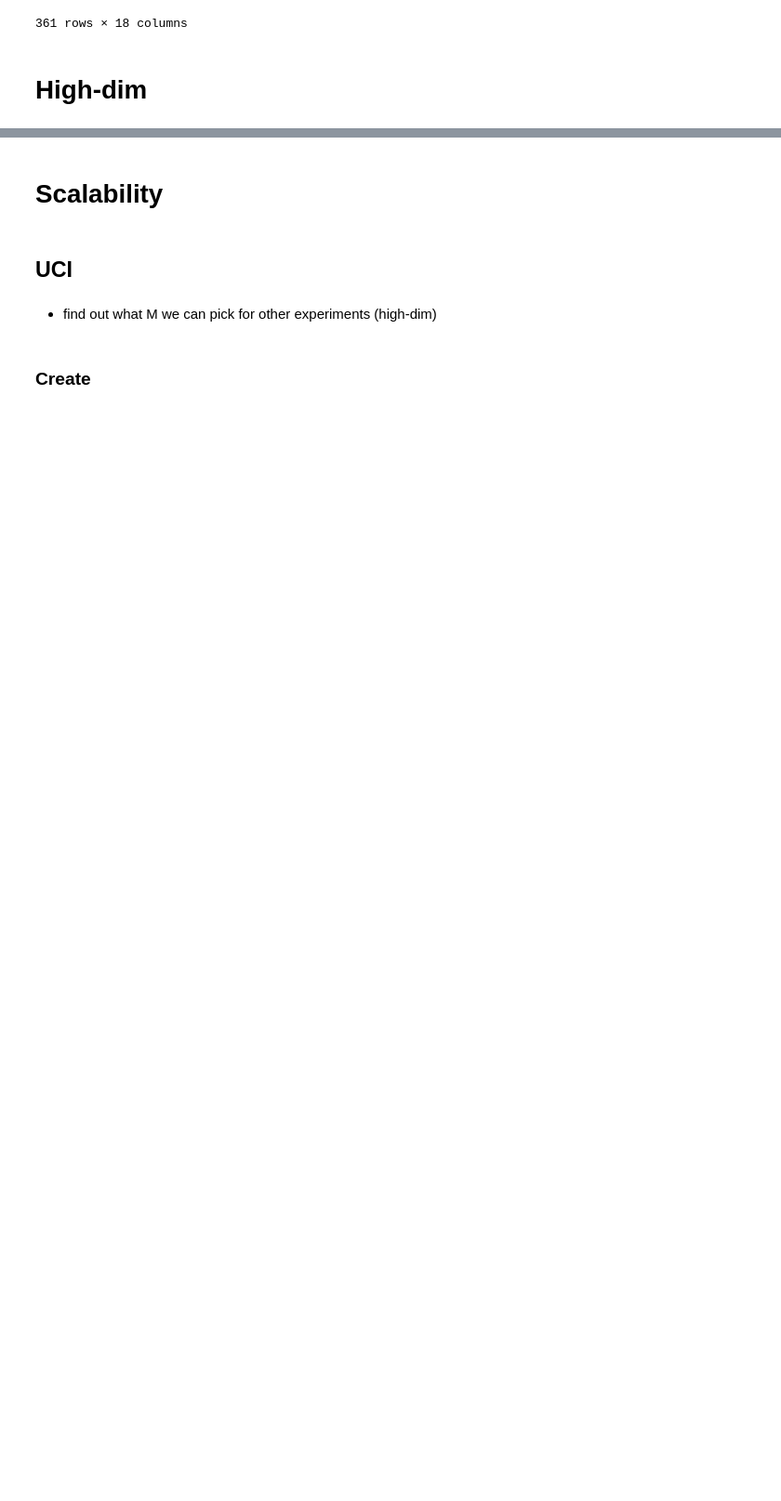
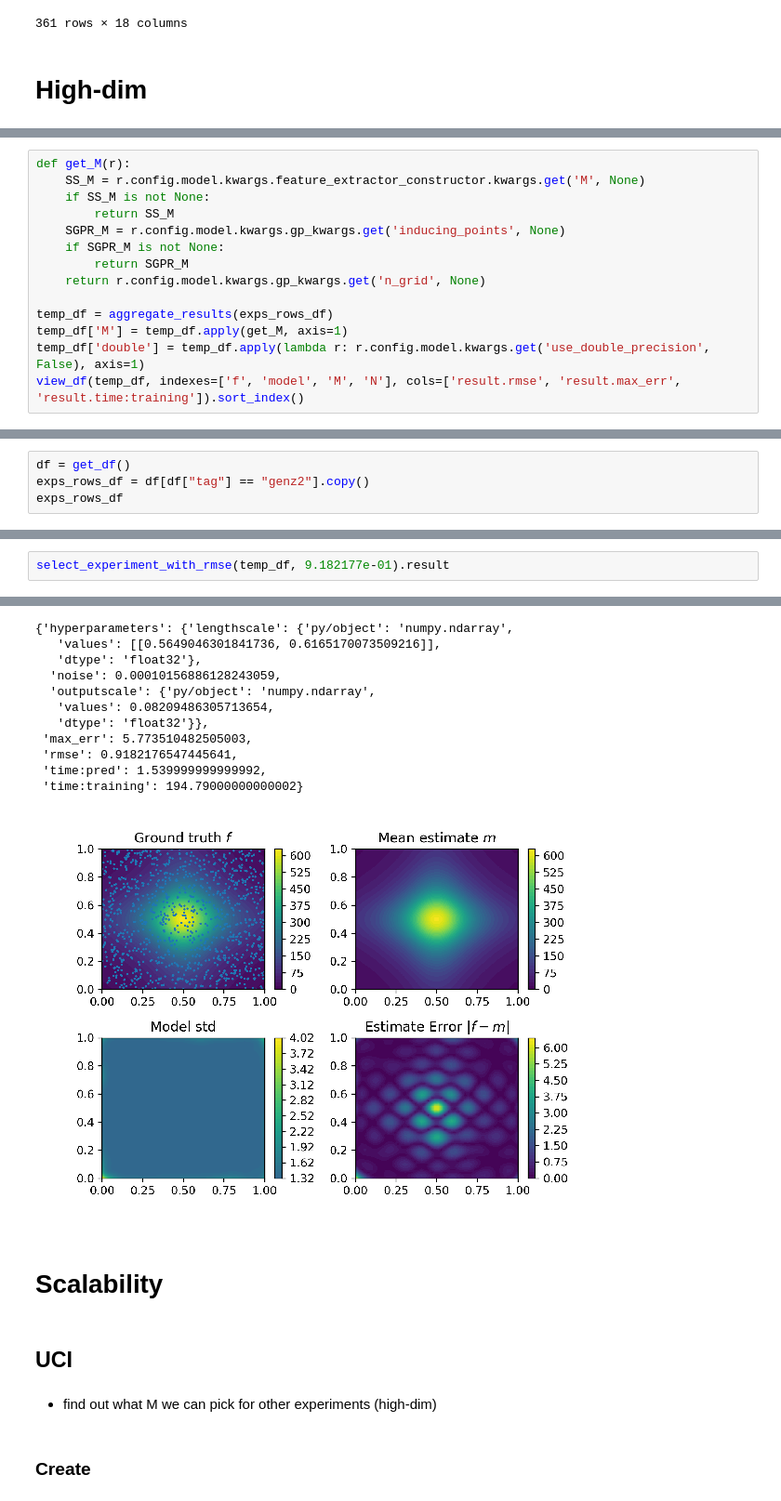
Before and after one commit to tmpethick/thesis-code, a Jupyter notebook: server_notebook.ipynb, the cells around one changed output, grey strips where cells are left out. Shown at 93% size. Drawn from its saved outputs; the diff is of its cells as text; blank space fills up the shorter version.

```diff
--- a/server_notebook.ipynb
+++ b/server_notebook.ipynb
@@ -35,0 +230,14 @@ df
+# %%
+def get_M(r):
+    SS_M = r.config.model.kwargs.feature_extractor_constructor.kwargs.get('M', None)
+    if SS_M is not None:
+        return SS_M
+    SGPR_M = r.config.model.kwargs.gp_kwargs.get('inducing_points', None)
+    if SGPR_M is not None:
+        return SGPR_M
+    return r.config.model.kwargs.gp_kwargs.get('n_grid', None)
+
+temp_df = aggregate_results(exps_rows_df)
+temp_df['M'] = temp_df.apply(get_M, axis=1)
+temp_df['double'] = temp_df.apply(lambda r: r.config.model.kwargs.get('use_double_precision', False), axis=1)
+view_df(temp_df, indexes=['f', 'model', 'M', 'N'], cols=['result.rmse', 'result.max_err', 'result.time:training']).sort_index()
@@ -35,0 +361,4 @@ df
+# %%
+df = get_df()
+exps_rows_df = df[df["tag"] == "genz2"].copy()
+exps_rows_df
@@ -35,0 +424,3 @@ df
+# %%
+select_experiment_with_rmse(temp_df, 9.182177e-01).result
+# %% [output]
@@ -36,3 +445,15 @@ df
+{'hyperparameters': {'lengthscale': {'py/object': 'numpy.ndarray',
+   'values': [[0.5649046301841736, 0.6165170073509216]],
+   'dtype': 'float32'},
+  'noise': 0.00010156886128243059,
+  'outputscale': {'py/object': 'numpy.ndarray',
+   'values': 0.08209486305713654,
+   'dtype': 'float32'}},
+ 'max_err': 5.773510482505003,
+ 'rmse': 0.9182176547445641,
+ 'time:pred': 1.539999999999992,
+ 'time:training': 194.79000000000002}
+[figure, added]
 # %% [markdown]
 # Scalability
 # %% [markdown]
```
Also changed, not shown: parts of 51 cells of this notebook, 14 other files.
